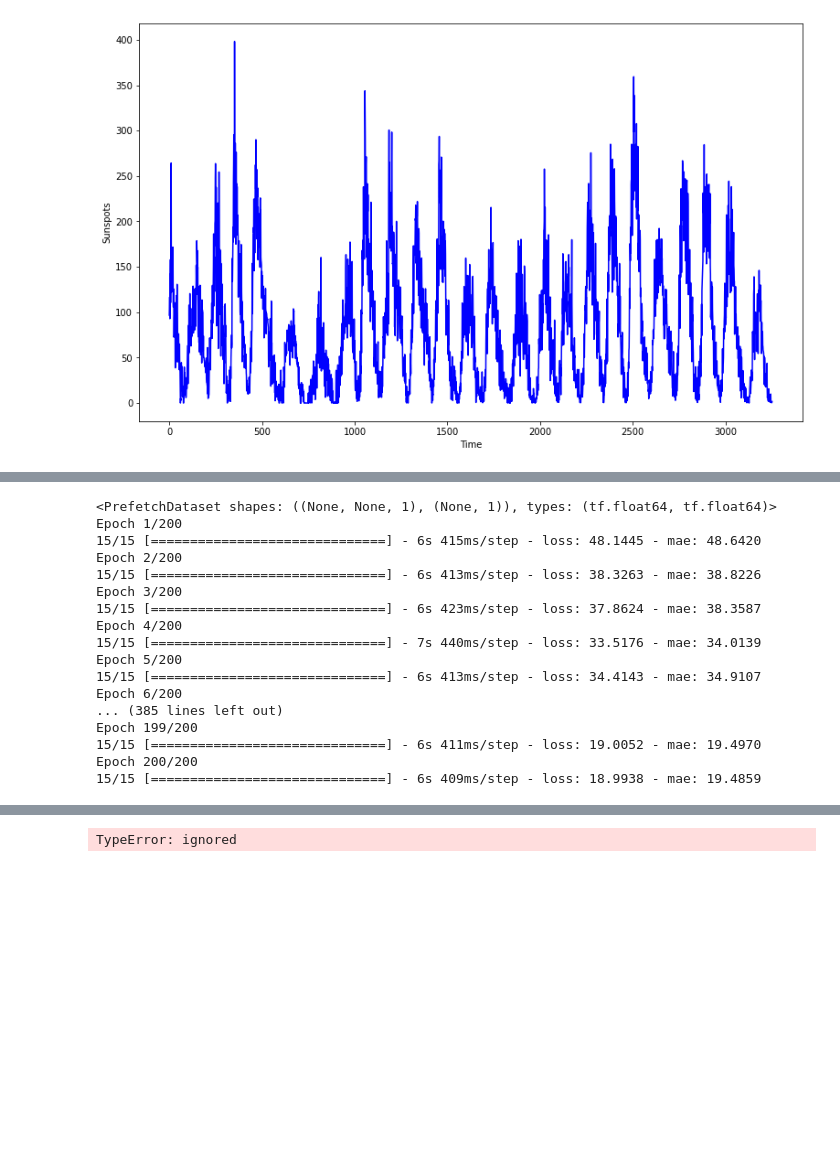
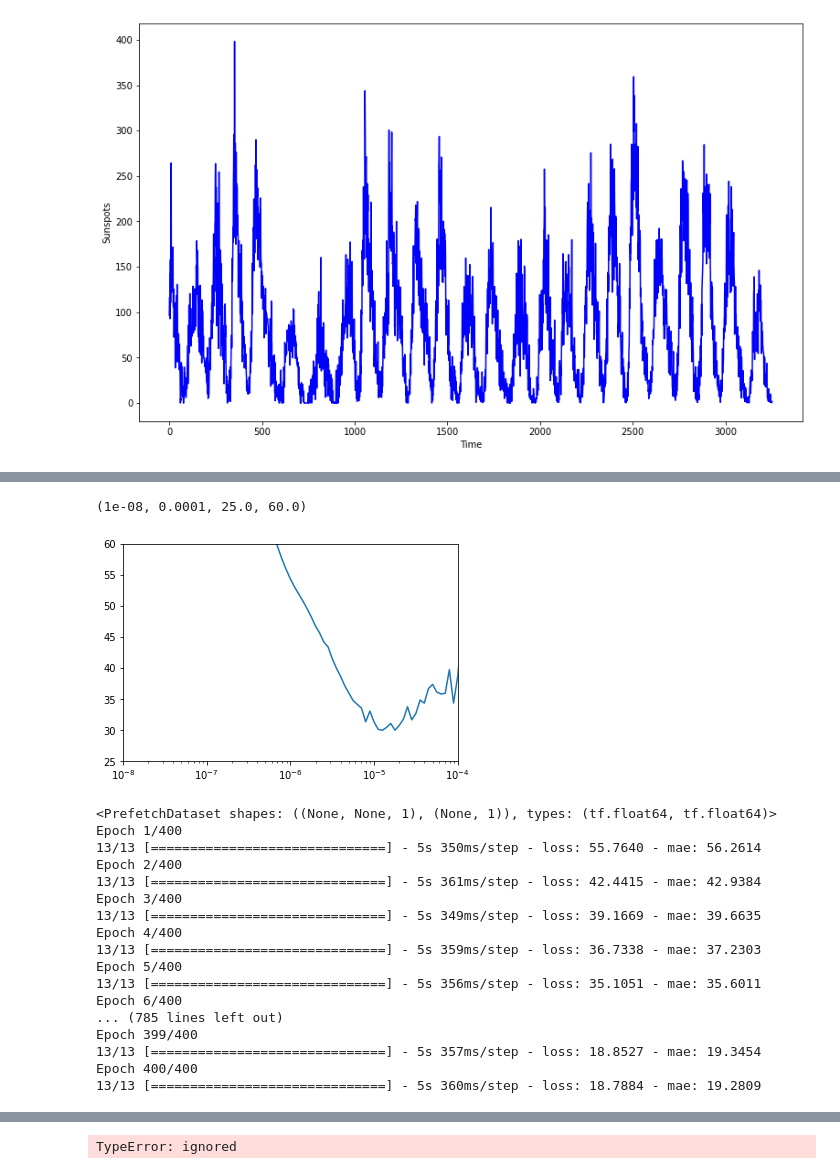
Before and after one commit to hejazn86/Sunspot_prediction, a Jupyter notebook: sunspot_prediction.ipynb, the cells around one changed output, grey strips where cells are left out. Drawn from its saved outputs; the diff is of its cells as text; code cells hidden in the pictures; blank space fills up the shorter version.

Commit message:
used lr_schedule to choose the best learning rate and change the split time to give a bigger proportion to train_data

```diff
--- a/sunspot_prediction.ipynb
+++ b/sunspot_prediction.ipynb
@@ -52,14 +52,14 @@ plt.show()
 # %%
 # splitting the data to train and validation sets
 
-split_time = 3000
+split_time = 3500
 train_time =time[:split_time]
 x_train = series[:split_time]
 test_time = time[split_time:]
 x_test = series[split_time:]
 
 window_size = 30
-batch_size = 200
+batch_size =250
 shuffle_buffer_size = 100
 
 # prepare the dataset
@@ -71,3 +71,29 @@ def windowed_dataset(series, window_size, batch_size, shuffle_buffer):
   dataset = dataset.shuffle(shuffle_buffer).map(lambda window: (window[:-1], window[-1]))
   dataset = dataset.batch(batch_size).prefetch(1)
   return dataset
+# %%
+# building a model to predict
+
+import tensorflow as tf
+tf.keras.backend.clear_session()
+tf.random.set_seed(51)
+np.random.seed(51)
+
+
+
+dataset = windowed_dataset(x_train, window_size, batch_size, shuffle_buffer_size)
+print(dataset)
+
+model = tf.keras.models.Sequential([
+        tf.keras.layers.Conv1D(filters=128, kernel_size=5, activation='relu', padding='causal', strides=1, input_shape=[None, 1]),
+        tf.keras.layers.Bidirectional(tf.keras.layers.LSTM(64, return_sequences=True)),
+        tf.keras.layers.Bidirectional(tf.keras.layers.LSTM(64, return_sequences=True)),
+        tf.keras.layers.Dense(50, activation='relu'),
+        tf.keras.layers.Dense(1),
+        tf.keras.layers.Lambda(lambda x: x * 200)
+])
+
+lr_setter = tf.keras.callbacks.LearningRateScheduler(lambda epoch: 1e-8 * 10**(epoch/20))
+model.compile(loss=tf.keras.losses.Huber(), optimizer=tf.keras.optimizers.SGD(lr=1e-8), metrics=['mae'])
+
+history = model.fit(dataset, epochs=100, callbacks= [lr_setter])
@@ -74,3 +118,11 @@ def windowed_dataset(series, window_size, batch_size, shuffle_buffer):
+# %%
+import matplotlib.pyplot as plt
+
+plt.semilogx(history.history['lr'], history.history['loss'])
+plt.axis([1e-8, 1e-4, 25, 60])
+# %% [output]
+(1e-08, 0.0001, 25.0, 60.0)
+[figure, added]
 # %%
 # building a model to predict
 
@@ -85,35 +137,33 @@ dataset = windowed_dataset(x_train, window_size, batch_size, shuffle_buffer_size
 print(dataset)
 
 model = tf.keras.models.Sequential([
-        tf.keras.layers.Conv1D(filters=64, kernel_size=3, activation='relu', padding='causal', strides=1, input_shape=[None, 1]),
+        tf.keras.layers.Conv1D(filters=64, kernel_size=5, activation='relu', padding='causal', strides=1, input_shape=[None, 1]),
         tf.keras.layers.Bidirectional(tf.keras.layers.LSTM(64, return_sequences=True)),
         tf.keras.layers.Bidirectional(tf.keras.layers.LSTM(64, return_sequences=True)),
-        tf.keras.layers.Bidirectional(tf.keras.layers.LSTM(64, return_sequences=True)),
-        tf.keras.layers.Dense(10, activation='relu'),
+        tf.keras.layers.Dense(50, activation='relu'),
         tf.keras.layers.Dense(1),
         tf.keras.layers.Lambda(lambda x: x * 200)
 ])
 
 
+model.compile(loss=tf.keras.losses.Huber(), optimizer=tf.keras.optimizers.SGD(lr=2e-5), metrics=['mae'])
 
-model.compile(loss=tf.keras.losses.Huber(), optimizer=tf.keras.optimizers.SGD(lr=5e-5), metrics=['mae'])
-
-history = model.fit(dataset, epochs=200)
+history = model.fit(dataset, epochs=400)
 # %% [output]
 <PrefetchDataset shapes: ((None, None, 1), (None, 1)), types: (tf.float64, tf.float64)>
-Epoch 1/200
-15/15 [==============================] - 6s 415ms/step - loss: 48.1445 - mae: 48.6420
-Epoch 2/200
-15/15 [==============================] - 6s 413ms/step - loss: 38.3263 - mae: 38.8226
-Epoch 3/200
-15/15 [==============================] - 6s 423ms/step - loss: 37.8624 - mae: 38.3587
-Epoch 4/200
-15/15 [==============================] - 7s 440ms/step - loss: 33.5176 - mae: 34.0139
-Epoch 5/200
-15/15 [==============================] - 6s 413ms/step - loss: 34.4143 - mae: 34.9107
-Epoch 6/200
-... (385 lines left out)
-Epoch 199/200
-15/15 [==============================] - 6s 411ms/step - loss: 19.0052 - mae: 19.4970
-Epoch 200/200
-15/15 [==============================] - 6s 409ms/step - loss: 18.9938 - mae: 19.4859
+Epoch 1/400
+13/13 [==============================] - 5s 350ms/step - loss: 55.7640 - mae: 56.2614
+Epoch 2/400
+13/13 [==============================] - 5s 361ms/step - loss: 42.4415 - mae: 42.9384
+Epoch 3/400
+13/13 [==============================] - 5s 349ms/step - loss: 39.1669 - mae: 39.6635
+Epoch 4/400
+13/13 [==============================] - 5s 359ms/step - loss: 36.7338 - mae: 37.2303
+Epoch 5/400
+13/13 [==============================] - 5s 356ms/step - loss: 35.1051 - mae: 35.6011
+Epoch 6/400
+... (785 lines left out)
+Epoch 399/400
+13/13 [==============================] - 5s 357ms/step - loss: 18.8527 - mae: 19.3454
+Epoch 400/400
+13/13 [==============================] - 5s 360ms/step - loss: 18.7884 - mae: 19.2809
```
Also changed, not shown: parts of 3 cells of this notebook.
